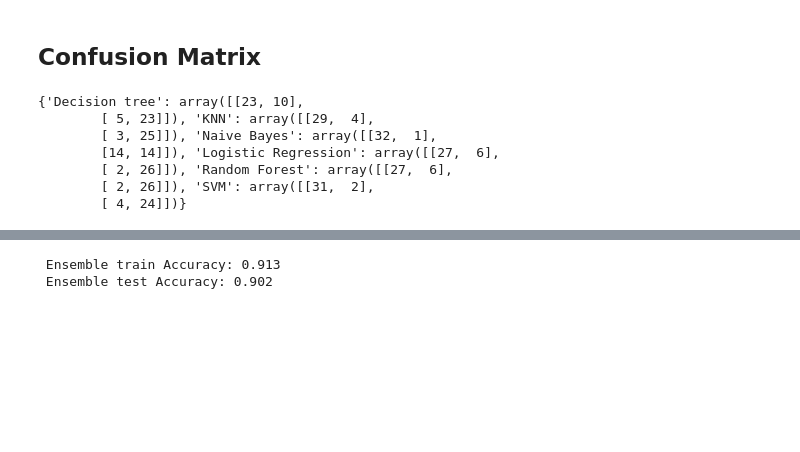
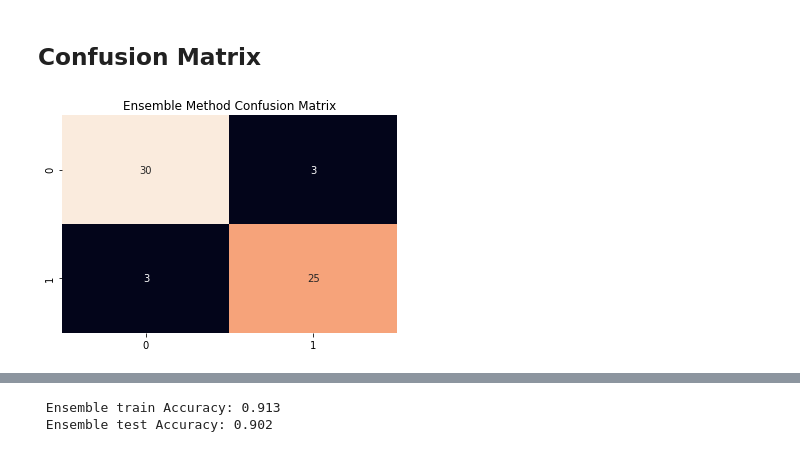
Before and after one commit to camadi/Heart-Disease-Prediction, a Jupyter notebook: Heart-Disease-Analysis.ipynb, the cells around one changed output, grey strips where cells are left out. Cells and saved outputs as stored; diff of their text form; code cells hidden in the pictures; blank space fills up the shorter version.

Commit message:
Added confusion matrix for ensemble

```diff
--- a/Heart-Disease-Analysis.ipynb
+++ b/Heart-Disease-Analysis.ipynb
@@ -379,32 +368,8 @@ for model_name, estimator in ensemble.named_estimators_.items():
-# %%
-cm_plot
-#for model_name, estimator in ensemble.named_estimators_.items():
-#    model_name+ 'cm' = confusion_matrix(y_test, estimator.predict(X_test))
-
-#DT_cm = confusion_matrix(y_test, DecisionTreeClassifier().predict(X_test))
-# KNN_cm = confusion_matrix(y_test, estimator.predict(X_test))
-# NB_cm = confusion_matrix(y_test, estimator.predict(X_test))
-# LR_cm = confusion_matrix(y_test, estimator.predict(X_test))
-# RF_cm = confusion_matrix(y_test, estimator.predict(X_test))
-# SVM_cm = confusion_matrix(y_test, estimator.predict(X_test))
-#sn.heatmap(DT_cm, annot=True,cmap="Blues",fmt="d",cbar=False, annot_kws={"size": 24})
-
-
-
-
-
-
-
-
-
-
-#cm_plot['Naive Bayes'].figure
-#plt.show(cm_plot)
-# %% [output]
-{'Decision tree': array([[23, 10],
-        [ 5, 23]]), 'KNN': array([[29,  4],
-        [ 3, 25]]), 'Naive Bayes': array([[32,  1],
-        [14, 14]]), 'Logistic Regression': array([[27,  6],
-        [ 2, 26]]), 'Random Forest': array([[27,  6],
-        [ 2, 26]]), 'SVM': array([[31,  2],
-        [ 4, 24]])}
+# %%
+#For ensemble method
+ensemble_predict = ensemble.predict(X_test)
+ensemble_cm = confusion_matrix(y_test, ensemble_predict)
+plt.title("Ensemble Method Confusion Matrix")
+ensemble_plot = sns.heatmap(ensemble_cm, annot=True, cbar = False)
+# %% [output]
+[figure, added]
```
Also changed, not shown: parts of 13 cells of this notebook.
